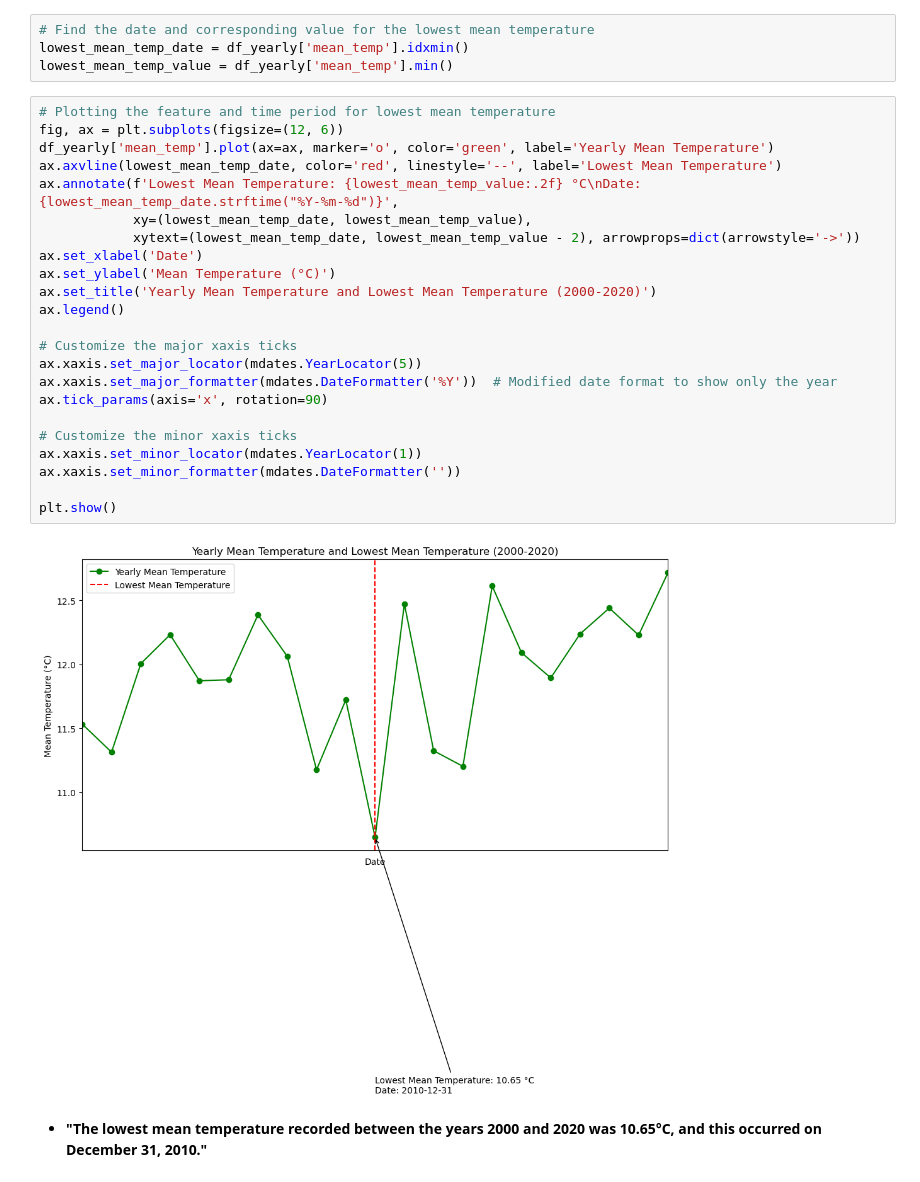
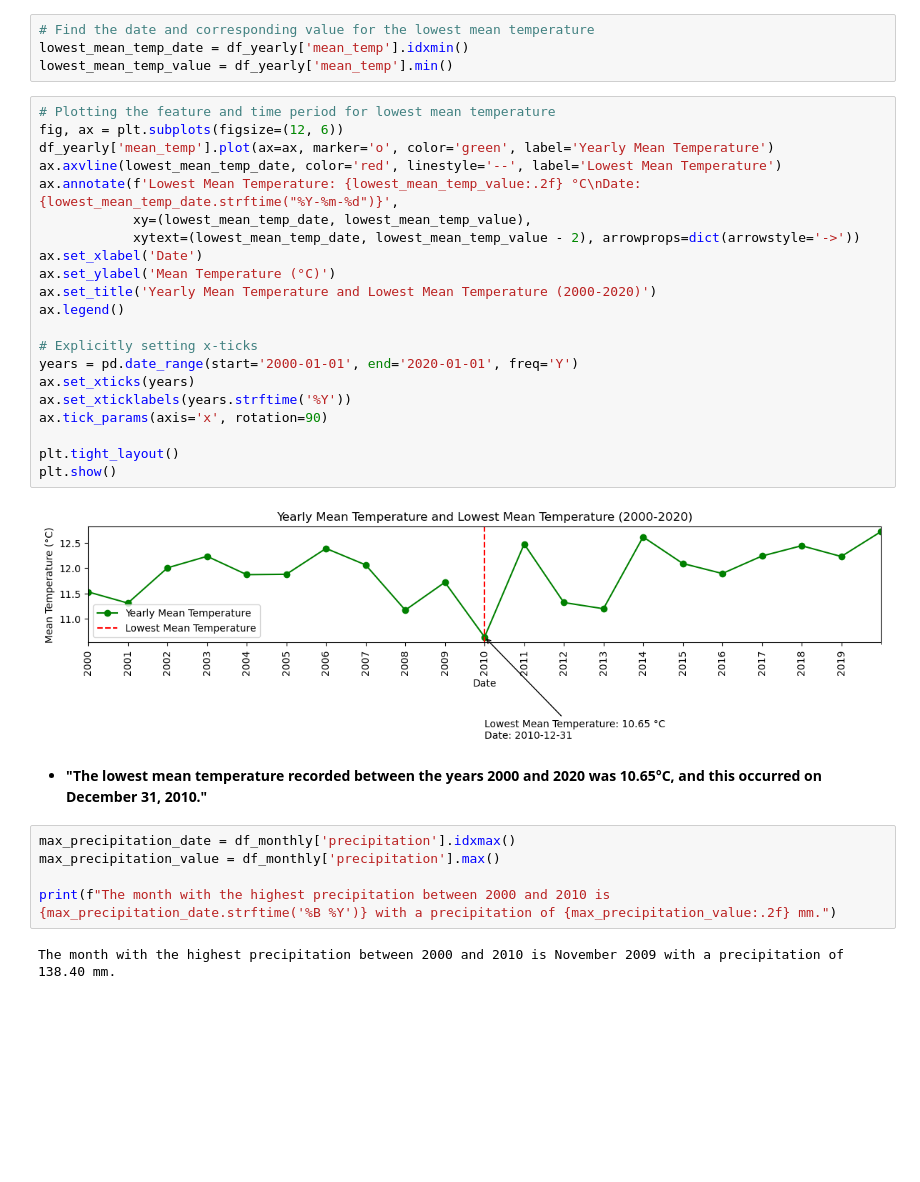
Before and after one commit to Soichiro-Gardinner/Resampling_Data, a Jupyter notebook: Resampling Datetime.ipynb, the cells around one changed output. Cells and saved outputs as stored; diff of their text form; blank space fills up the shorter version.

```diff
--- a/Resampling Datetime.ipynb
+++ b/Resampling Datetime.ipynb
@@ -109,30 +109,35 @@ df_yearly = df_filtered_q2.resample('Y').mean()
 # Find the date and corresponding value for the lowest mean temperature
 lowest_mean_temp_date = df_yearly['mean_temp'].idxmin()
 lowest_mean_temp_value = df_yearly['mean_temp'].min()
-# %%
-# Plotting the feature and time period for lowest mean temperature
-fig, ax = plt.subplots(figsize=(12, 6))
-df_yearly['mean_temp'].plot(ax=ax, marker='o', color='green', label='Yearly Mean Temperature')
-ax.axvline(lowest_mean_temp_date, color='red', linestyle='--', label='Lowest Mean Temperature')
-ax.annotate(f'Lowest Mean Temperature: {lowest_mean_temp_value:.2f} °C\nDate: {lowest_mean_temp_date.strftime("%Y-%m-%d")}',
-            xy=(lowest_mean_temp_date, lowest_mean_temp_value),
-            xytext=(lowest_mean_temp_date, lowest_mean_temp_value - 2), arrowprops=dict(arrowstyle='->'))
-ax.set_xlabel('Date')
-ax.set_ylabel('Mean Temperature (°C)')
-ax.set_title('Yearly Mean Temperature and Lowest Mean Temperature (2000-2020)')
-ax.legend()
-
-# Customize the major xaxis ticks
-ax.xaxis.set_major_locator(mdates.YearLocator(5))
-ax.xaxis.set_major_formatter(mdates.DateFormatter('%Y'))  # Modified date format to show only the year
-ax.tick_params(axis='x', rotation=90)
-
-# Customize the minor xaxis ticks
-ax.xaxis.set_minor_locator(mdates.YearLocator(1))
-ax.xaxis.set_minor_formatter(mdates.DateFormatter(''))
-
-plt.show()
-# %% [output]
-[figure, removed]
+# %%
+# Plotting the feature and time period for lowest mean temperature
+fig, ax = plt.subplots(figsize=(12, 6))
+df_yearly['mean_temp'].plot(ax=ax, marker='o', color='green', label='Yearly Mean Temperature')
+ax.axvline(lowest_mean_temp_date, color='red', linestyle='--', label='Lowest Mean Temperature')
+ax.annotate(f'Lowest Mean Temperature: {lowest_mean_temp_value:.2f} °C\nDate: {lowest_mean_temp_date.strftime("%Y-%m-%d")}',
+            xy=(lowest_mean_temp_date, lowest_mean_temp_value),
+            xytext=(lowest_mean_temp_date, lowest_mean_temp_value - 2), arrowprops=dict(arrowstyle='->'))
+ax.set_xlabel('Date')
+ax.set_ylabel('Mean Temperature (°C)')
+ax.set_title('Yearly Mean Temperature and Lowest Mean Temperature (2000-2020)')
+ax.legend()
+
+# Explicitly setting x-ticks
+years = pd.date_range(start='2000-01-01', end='2020-01-01', freq='Y')
+ax.set_xticks(years)
+ax.set_xticklabels(years.strftime('%Y'))
+ax.tick_params(axis='x', rotation=90)
+
+plt.tight_layout()
+plt.show()
+# %% [output]
+[figure, added]
 # %% [markdown]
 - **"The lowest mean temperature recorded between the years 2000 and 2020 was 10.65°C, and this occurred on December 31, 2010."**
+# %%
+max_precipitation_date = df_monthly['precipitation'].idxmax()
+max_precipitation_value = df_monthly['precipitation'].max()
+
+print(f"The month with the highest precipitation between 2000 and 2010 is {max_precipitation_date.strftime('%B %Y')} with a precipitation of {max_precipitation_value:.2f} mm.")
+# %% [output]
+The month with the highest precipitation between 2000 and 2010 is November 2009 with a precipitation of 138.40 mm.
```
